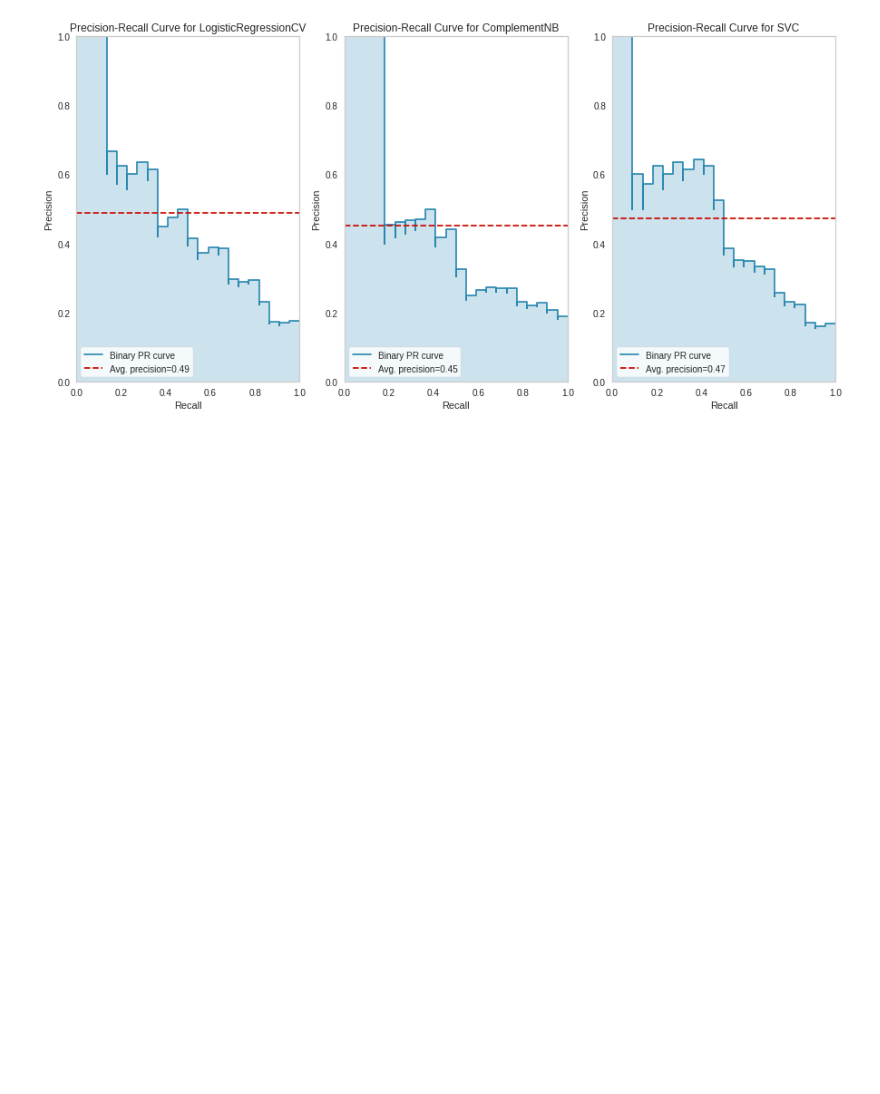
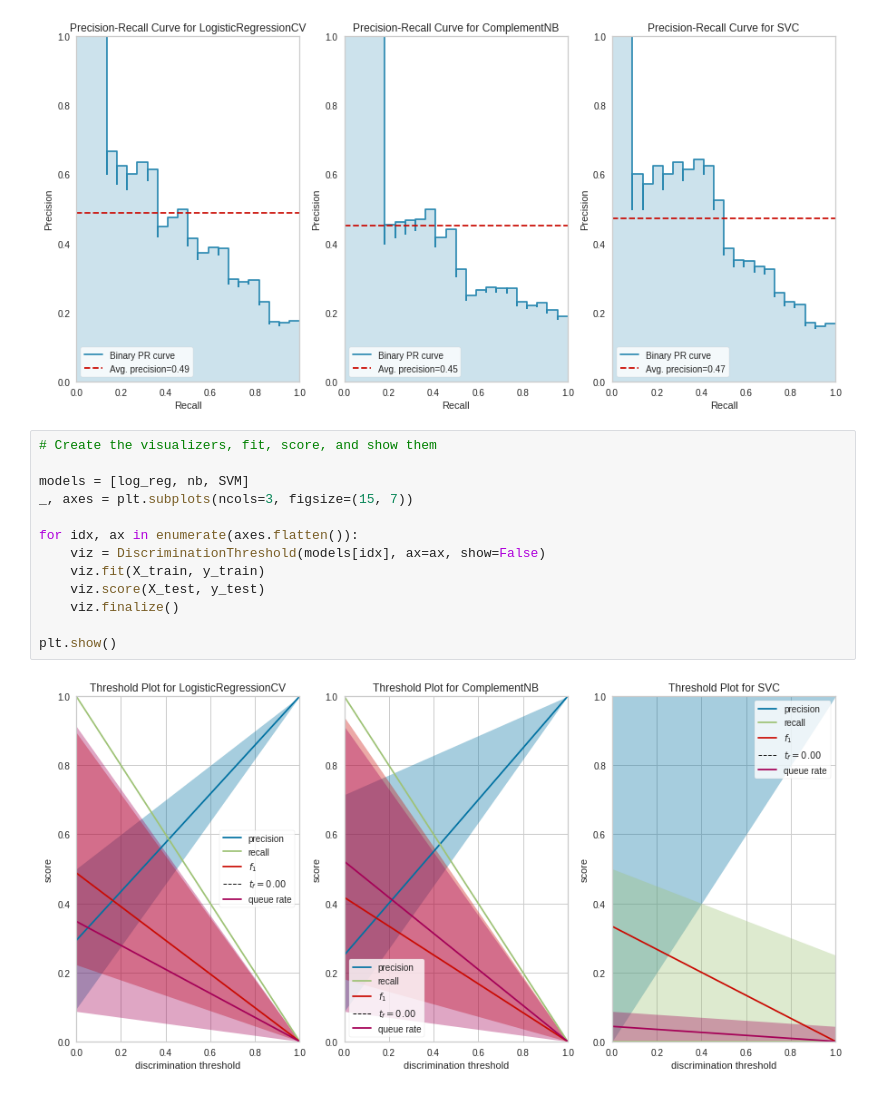
Before and after one commit to Paulj1989/bulgarian-constitutional-court-decisions, a Jupyter notebook: models/baseline_models.ipynb, the cells around one changed output. Cells and saved outputs as stored; diff of their text form; blank space fills up the shorter version.

Commit message:
Add discrimination threshold and explanations

```diff
--- a/models/baseline_models.ipynb
+++ b/models/baseline_models.ipynb
@@ -202,3 +220,18 @@ for idx, ax in enumerate(axes.flatten()):
 plt.show()
 # %% [output]
 [figure]
+# %%
+# Create the visualizers, fit, score, and show them
+
+models = [log_reg, nb, SVM]
+_, axes = plt.subplots(ncols=3, figsize=(15, 7))
+
+for idx, ax in enumerate(axes.flatten()):
+    viz = DiscriminationThreshold(models[idx], ax=ax, show=False)
+    viz.fit(X_train, y_train)
+    viz.score(X_test, y_test)
+    viz.finalize()
+
+plt.show()
+# %% [output]
+[figure, added]
```
Also changed, not shown: parts of 9 cells of this notebook.
